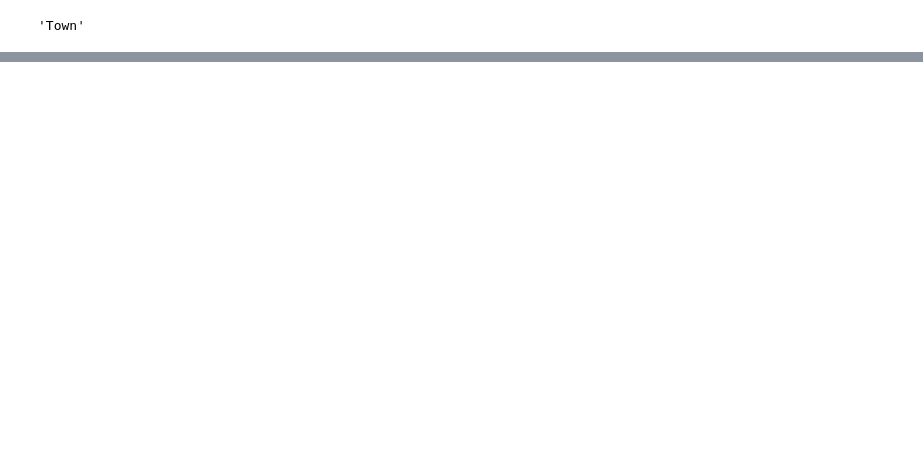
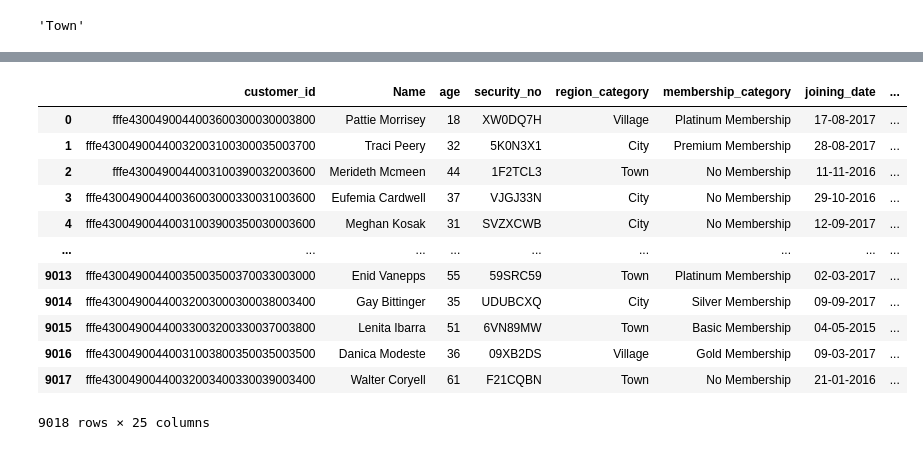
Before and after one commit to ananyadix/final-taskBDCOE, a Jupyter notebook: Untitled3.ipynb, the cells around one changed output, grey strips where cells are left out. Drawn from its saved outputs; the diff is of its cells as text; code cells hidden in the pictures; blank space fills up the shorter version.

```diff
--- a/Untitled3.ipynb
+++ b/Untitled3.ipynb
@@ -104,0 +107,17 @@ df.describe()
+# %%
+df["Gender"]=LabelEncoder().fit_transform(df['gender'])
+df.drop(["gender"],axis=1)
+# %% [output]
+|  | customer_id | Name | age | security_no | region_category | membership_category | joining_date | ... |
+| 0 | fffe4300490044003600300030003800 | Pattie Morrisey | 18 | XW0DQ7H | Village | Platinum Membership | 17-08-2017 | ... |
+| 1 | fffe43004900440032003100300035003700 | Traci Peery | 32 | 5K0N3X1 | City | Premium Membership | 28-08-2017 | ... |
+| 2 | fffe4300490044003100390032003600 | Merideth Mcmeen | 44 | 1F2TCL3 | Town | No Membership | 11-11-2016 | ... |
+| 3 | fffe43004900440036003000330031003600 | Eufemia Cardwell | 37 | VJGJ33N | City | No Membership | 29-10-2016 | ... |
+| 4 | fffe43004900440031003900350030003600 | Meghan Kosak | 31 | SVZXCWB | City | No Membership | 12-09-2017 | ... |
+| ... | ... | ... | ... | ... | ... | ... | ... | ... |
+| 9013 | fffe43004900440035003500370033003000 | Enid Vanepps | 55 | 59SRC59 | Town | Platinum Membership | 02-03-2017 | ... |
+| 9014 | fffe43004900440032003000300038003400 | Gay Bittinger | 35 | UDUBCXQ | City | Silver Membership | 09-09-2017 | ... |
+| 9015 | fffe43004900440033003200330037003800 | Lenita Ibarra | 51 | 6VN89MW | Town | Basic Membership | 04-05-2015 | ... |
+| 9016 | fffe43004900440031003800350035003500 | Danica Modeste | 36 | 09XB2DS | Village | Gold Membership | 09-03-2017 | ... |
+| 9017 | fffe43004900440032003400330039003400 | Walter Coryell | 61 | F21CQBN | Town | No Membership | 21-01-2016 | ... |
+9018 rows × 25 columns
```
Also changed, not shown: parts of 22 cells of this notebook.
